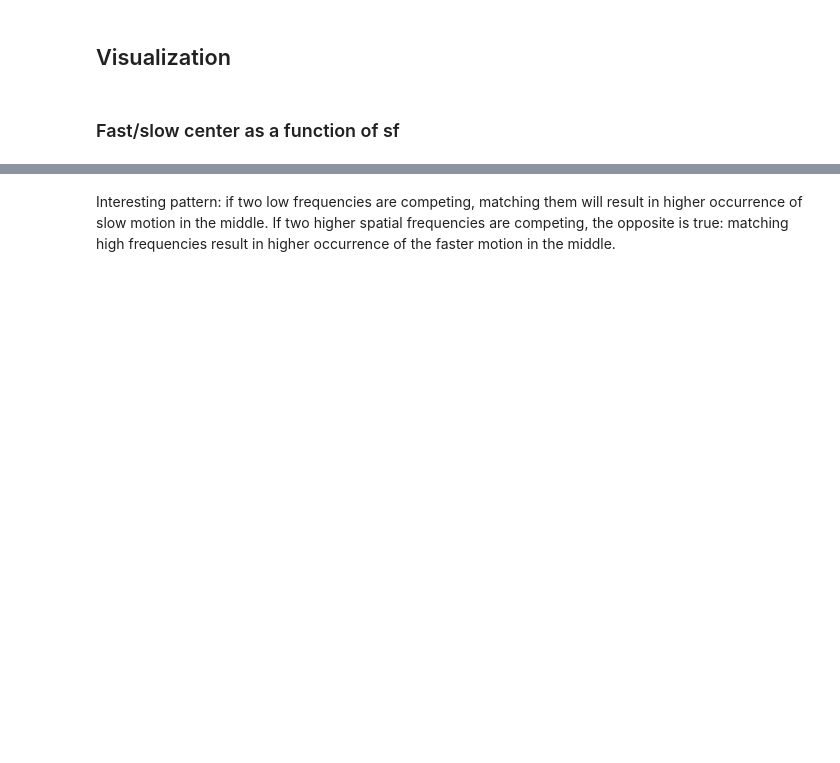
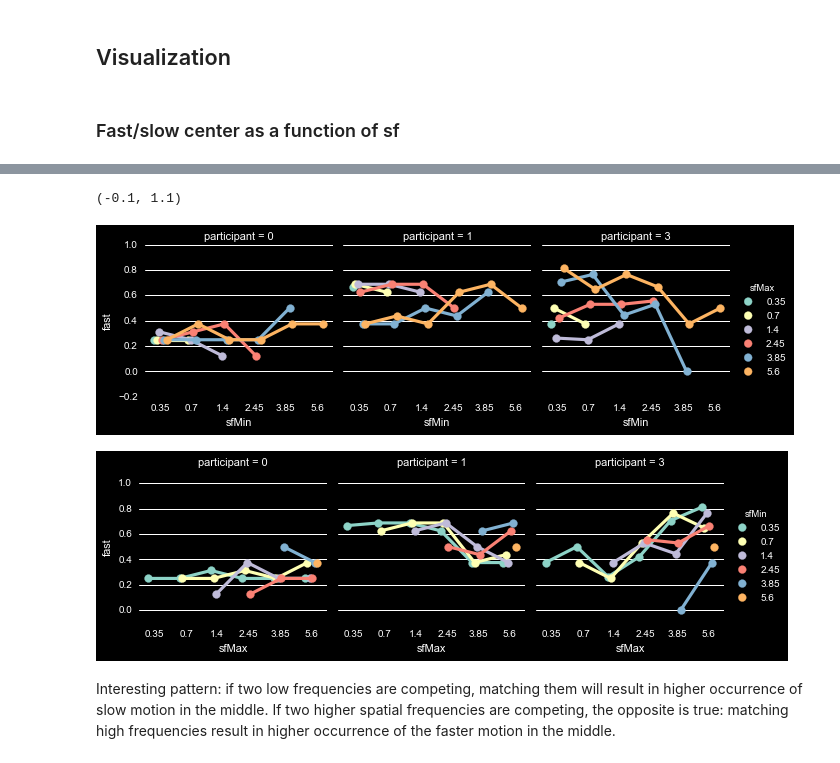
Before and after one commit to egorananyev/mc, a Jupyter notebook: analysis/mcEcc_ct-sfXv.ipynb, the cells around one changed output, grey strips where cells are left out. Drawn from its saved outputs; the diff is of its cells as text; code cells hidden in the pictures; blank space fills up the shorter version.

```diff
--- a/analysis/mcEcc_ct-sfXv.ipynb
+++ b/analysis/mcEcc_ct-sfXv.ipynb
@@ -116,3 +116,13 @@ plt.ylim(-0.1,1.1)
+# %%
+g = sns.factorplot(x='sfMin', y='fast', hue='sfMax', col='participant', col_wrap=3, ci=None,
+                   n_boot=200, dodge=.4, data=ds, size=3)
+g = sns.factorplot(x='sfMax', y='fast', hue='sfMin', col='participant', col_wrap=3, ci=None,
+                   n_boot=200, dodge=.4, data=ds, size=3)
+plt.ylim(-0.1,1.1)
+# %% [output]
+(-0.1, 1.1)
+[figure, added]
+[figure, added]
 # %% [markdown]
 Interesting pattern: if two low frequencies are competing, matching them will result in higher occurrence of slow motion in the middle. If two higher spatial frequencies are competing, the opposite is true: matching high frequencies result in higher occurrence of the faster motion in the middle.
 # %% [markdown]
```
Also changed, not shown: parts of 7 cells of this notebook, 4 other files.
